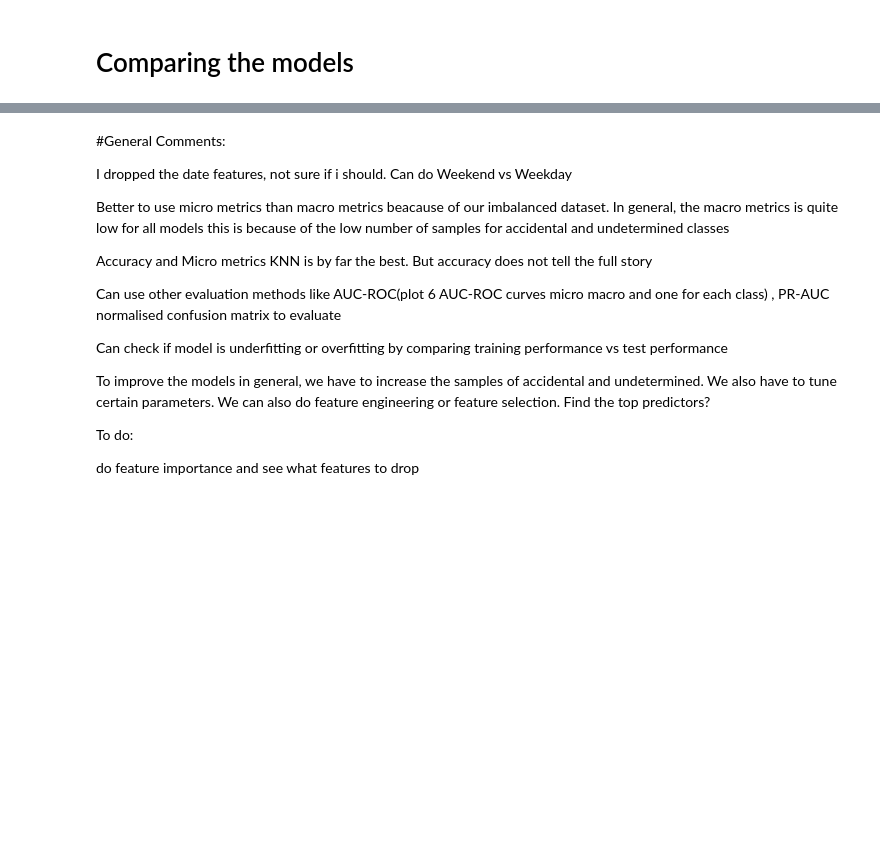
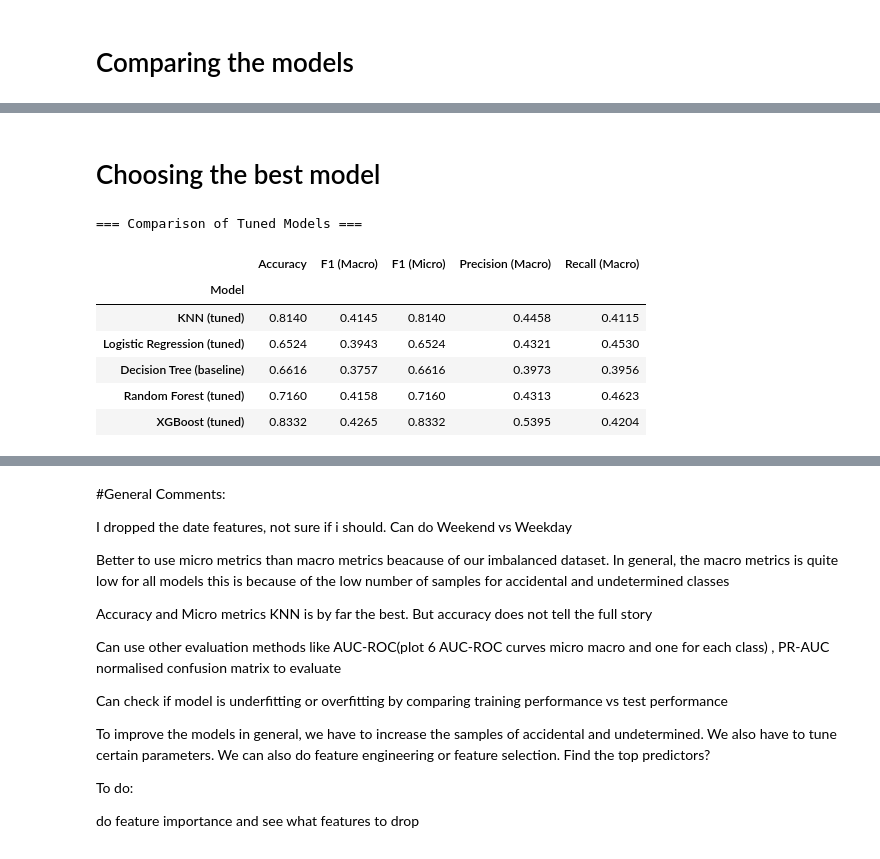
Before and after one commit to beckhamtoh/CS3244-Gun-Violence, a Jupyter notebook: notebooks/Classifying_reasons_for_gun_incidents(baseline_models).ipynb, the cells around one changed output, grey strips where cells are left out. Cells and saved outputs as stored; diff of their text form; code cells hidden in the pictures; blank space fills up the shorter version.

```diff
--- a/notebooks/Classifying_reasons_for_gun_incidents(baseline_models).ipynb
+++ b/notebooks/Classifying_reasons_for_gun_incidents(baseline_models).ipynb
@@ -1606,0 +1951,50 @@ weighted avg       0.82      0.83      0.82     20160
+# %% [markdown]
+# Choosing the best model
+# %%
+best_knn = Pipeline([
+    ("preprocessor", preprocessor),
+    ("classifier", KNeighborsClassifier(
+        n_neighbors=5,
+        metric='manhattan',
+        weights='uniform'
+    ))
+])
+
+best_knn.fit(x_train, y_train)
+
+best_log_reg = Pipeline([
+    ("preprocessor", preprocessor),
+    ("classifier", LogisticRegression(max_iter=1000, random_state=42, class_weight = "balanced", penalty = "l2", C = 0.001))
+])
+
+best_log_reg.fit(x_train, y_train)
+
+
+
+# -------------------------------------------------
+# Evaluate the three tuned models
+# -------------------------------------------------
+results = []
+results.append(evaluate_model(best_knn,x_train, y_train, x_test, y_test, "KNN (tuned)"))
+results.append(evaluate_model(best_log_reg, x_train, y_train, x_test, y_test, "Logistic Regression (tuned)"))
+results.append(evaluate_model(dt_model,x_train, y_train, x_test, y_test, "Decision Tree (baseline)"))
+results.append(evaluate_model(best_rf, x_train, y_train, x_test, y_test, "Random Forest (tuned)"))
+results.append(evaluate_model(best_xgb,x_train, y_train, x_test, y_test, "XGBoost (tuned)"))
+
+# -------------------------------------------------
+# Make and display the comparison table
+# -------------------------------------------------
+df_results = pd.DataFrame(results)
+df_results.set_index("Model", inplace=True)
+
+print("=== Comparison of Tuned Models ===")
+display(df_results.round(4))
+# %% [output]
+=== Comparison of Tuned Models ===
+|  | Accuracy | F1 (Macro) | F1 (Micro) | Precision (Macro) | Recall (Macro) |
+| Model |  |  |  |  |  |
+| KNN (tuned) | 0.8140 | 0.4145 | 0.8140 | 0.4458 | 0.4115 |
+| Logistic Regression (tuned) | 0.6524 | 0.3943 | 0.6524 | 0.4321 | 0.4530 |
+| Decision Tree (baseline) | 0.6616 | 0.3757 | 0.6616 | 0.3973 | 0.3956 |
+| Random Forest (tuned) | 0.7160 | 0.4158 | 0.7160 | 0.4313 | 0.4623 |
+| XGBoost (tuned) | 0.8332 | 0.4265 | 0.8332 | 0.5395 | 0.4204 |
```
Also changed, not shown: parts of 10 cells of this notebook.
